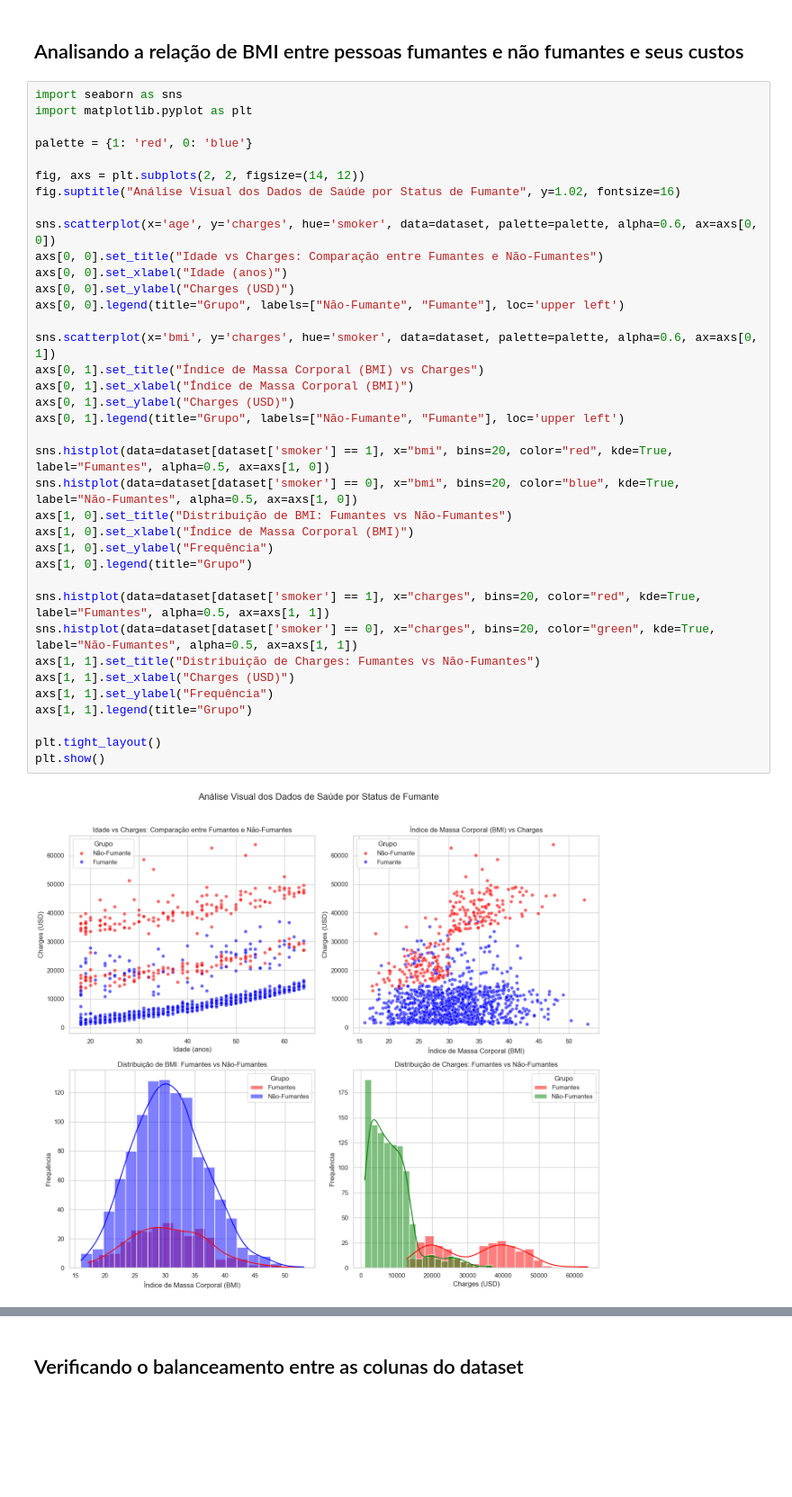
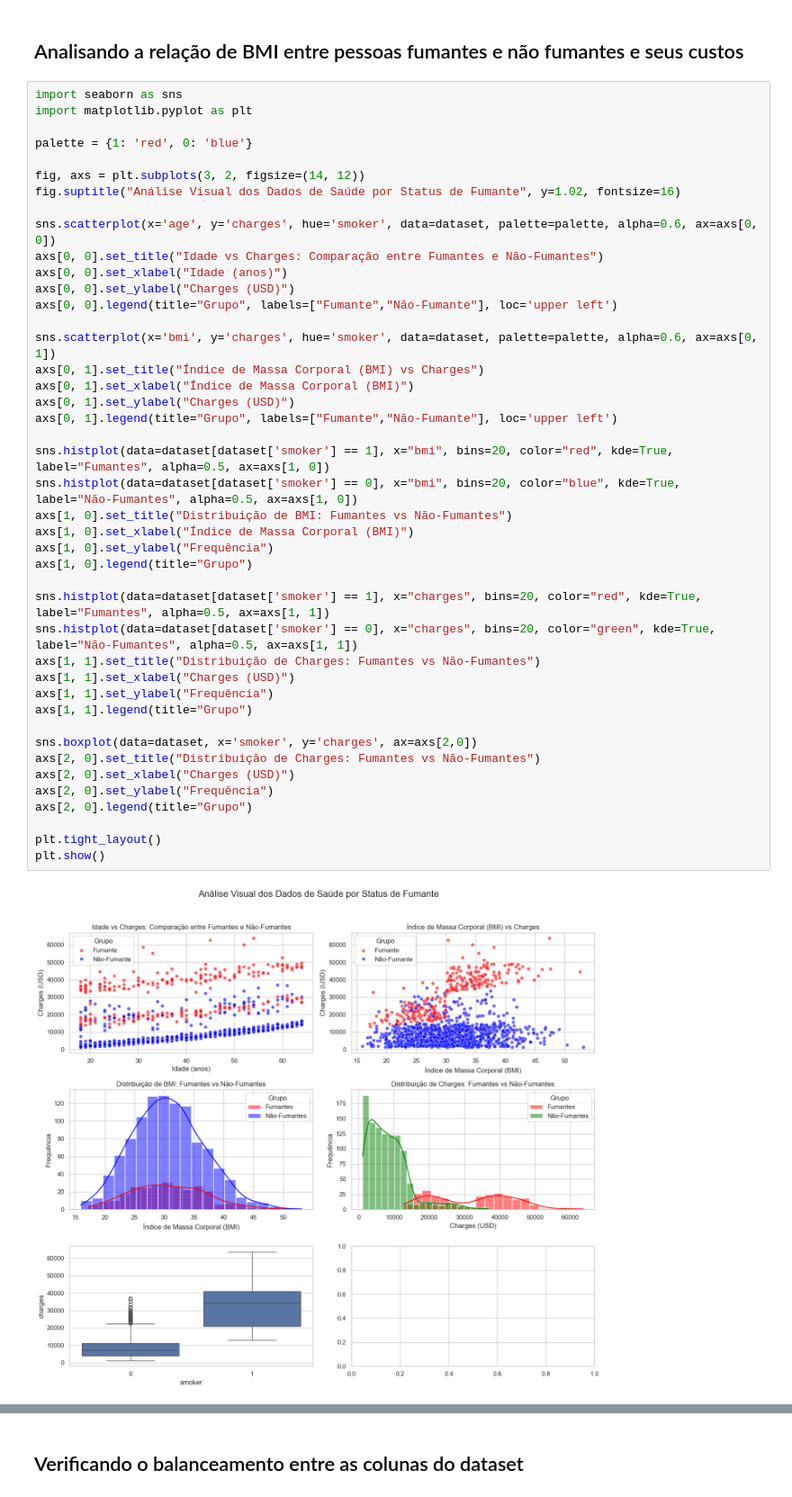
Before and after one commit to JrFarias/postech-iadev, a Jupyter notebook: notebooks/tech-challenge.ipynb, the cells around one changed output, grey strips where cells are left out. Shown at 90% size. Drawn from its saved outputs; the diff is of its cells as text; blank space fills up the shorter version.

Commit message:
more charts

```diff
--- a/notebooks/tech-challenge.ipynb
+++ b/notebooks/tech-challenge.ipynb
@@ -187,36 +189,42 @@ import matplotlib.pyplot as plt
 
 palette = {1: 'red', 0: 'blue'}
 
-fig, axs = plt.subplots(2, 2, figsize=(14, 12))
+fig, axs = plt.subplots(3, 2, figsize=(14, 12))
 fig.suptitle("Análise Visual dos Dados de Saúde por Status de Fumante", y=1.02, fontsize=16)
 
 sns.scatterplot(x='age', y='charges', hue='smoker', data=dataset, palette=palette, alpha=0.6, ax=axs[0, 0])
 axs[0, 0].set_title("Idade vs Charges: Comparação entre Fumantes e Não-Fumantes")
 axs[0, 0].set_xlabel("Idade (anos)")
 axs[0, 0].set_ylabel("Charges (USD)")
-axs[0, 0].legend(title="Grupo", labels=["Não-Fumante", "Fumante"], loc='upper left')
+axs[0, 0].legend(title="Grupo", labels=["Fumante","Não-Fumante"], loc='upper left')
 
 sns.scatterplot(x='bmi', y='charges', hue='smoker', data=dataset, palette=palette, alpha=0.6, ax=axs[0, 1])
 axs[0, 1].set_title("Índice de Massa Corporal (BMI) vs Charges")
 axs[0, 1].set_xlabel("Índice de Massa Corporal (BMI)")
 axs[0, 1].set_ylabel("Charges (USD)")
-axs[0, 1].legend(title="Grupo", labels=["Não-Fumante", "Fumante"], loc='upper left')
+axs[0, 1].legend(title="Grupo", labels=["Fumante","Não-Fumante"], loc='upper left')
 
 sns.histplot(data=dataset[dataset['smoker'] == 1], x="bmi", bins=20, color="red", kde=True, label="Fumantes", alpha=0.5, ax=axs[1, 0])
 sns.histplot(data=dataset[dataset['smoker'] == 0], x="bmi", bins=20, color="blue", kde=True, label="Não-Fumantes", alpha=0.5, ax=axs[1, 0])
 axs[1, 0].set_title("Distribuição de BMI: Fumantes vs Não-Fumantes")
 axs[1, 0].set_xlabel("Índice de Massa Corporal (BMI)")
 axs[1, 0].set_ylabel("Frequência")
 axs[1, 0].legend(title="Grupo")
 
 sns.histplot(data=dataset[dataset['smoker'] == 1], x="charges", bins=20, color="red", kde=True, label="Fumantes", alpha=0.5, ax=axs[1, 1])
 sns.histplot(data=dataset[dataset['smoker'] == 0], x="charges", bins=20, color="green", kde=True, label="Não-Fumantes", alpha=0.5, ax=axs[1, 1])
 axs[1, 1].set_title("Distribuição de Charges: Fumantes vs Não-Fumantes")
 axs[1, 1].set_xlabel("Charges (USD)")
 axs[1, 1].set_ylabel("Frequência")
 axs[1, 1].legend(title="Grupo")
 
+sns.boxplot(data=dataset, x='smoker', y='charges', ax=axs[2,0])
+axs[2, 0].set_title("Distribuição de Charges: Fumantes vs Não-Fumantes")
+axs[2, 0].set_xlabel("Charges (USD)")
+axs[2, 0].set_ylabel("Frequência")
+axs[2, 0].legend(title="Grupo")
+
 plt.tight_layout()
 plt.show()
 # %% [output]
-[figure, old version]
+[figure, new version]
```
Also changed, not shown: parts of 5 cells of this notebook.
